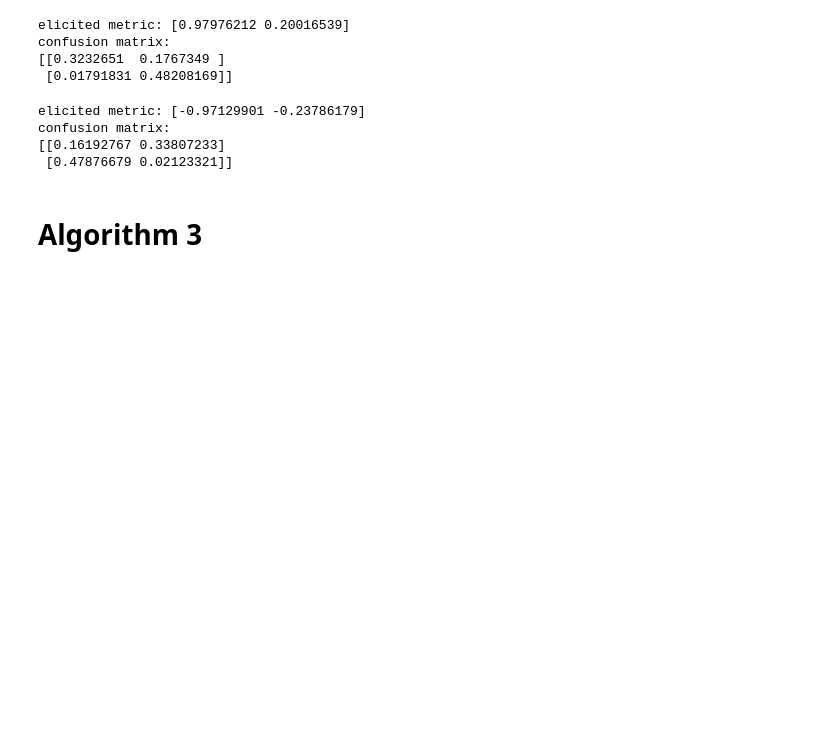
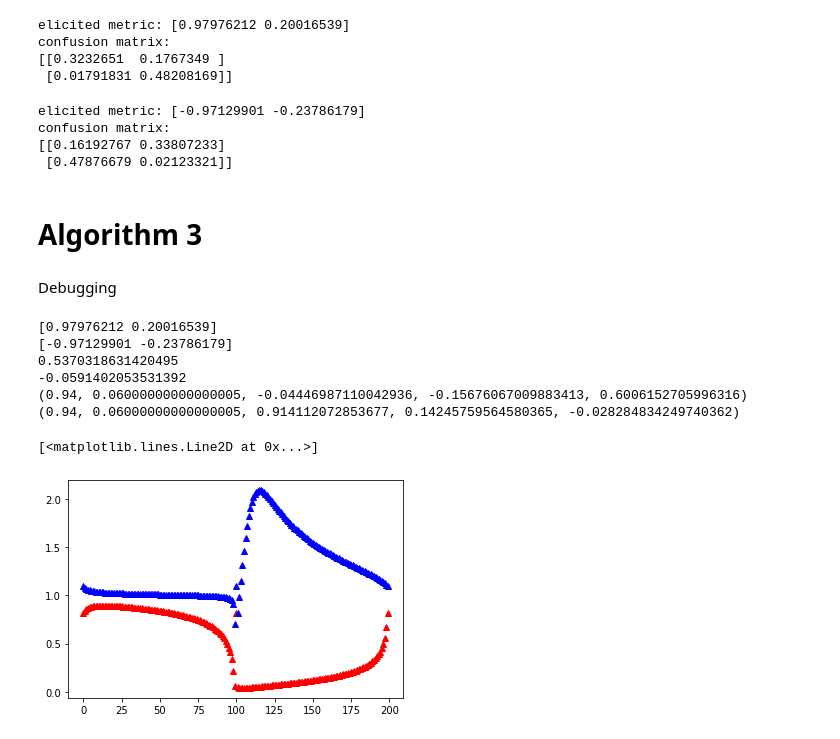
Before and after one commit to zrobertson466920/Probabalistic_Bisection, a Jupyter notebook: LFPM_Elicitation.ipynb, the cells around one changed output. Saved outputs shown, nothing was run; the diff lists cells and outputs as text; code cells hidden in the pictures; blank space fills up the shorter version.

```diff
--- a/LFPM_Elicitation.ipynb
+++ b/LFPM_Elicitation.ipynb
@@ -222,3 +234,53 @@ def grid_search_for_p(m11, m00, C0, m11_, m00_, C0_, k, delta):
   return p11_opt
+# %% [markdown]
+Debugging
+# %%
+kt = np.append(np.linspace(0, np.pi/2, 200//2), np.linspace(np.pi, np.pi*1.5, 200//2))
+m11=ma[0]
+m00=ma[1]
+m11_=mi[0]
+m00_=mi[1]
+p11 = 0.94
+p00 = 1-p11
+P = p11*zeta+p00*(1-zeta)
+Qp = P+C0-m11*zeta-m00*(1-zeta)
+q0p = C0*P/Qp
+q11p = (p11-m11)*P/Qp
+q00p = (p00-m00)*P/Qp
+# q11p = (p11-m11)/phi(ta)
+# q00p = (p00-m00)/phi(ta)
+# q0p = C0/phi(ta)
+
+Qpp = P+C0_-m11_*zeta-m00_*(1-zeta)
+q0pp = C0_*P/Qpp
+q11pp = (p11-m11_)*P/Qpp
+q00pp = (p00-m00_)*P/Qpp
+# q11pp = (p11-m11_)/phi(ti)
+# q00pp = (p00-m00_)/phi(ti)
+# q0pp = C0_/phi(ti)
+
+print(ma)
+print(mi)
+print(C0)
+print(C0_)
+print((p11,p00)+(q11p,q00p,q0p))
+print((p11,p00)+(q11pp,q00pp,q0pp))
+
+phip = (p11*np.array(list(map(C11, kt)))+p00*np.array(list(map(C00, kt))))/(q11p*np.array(list(map(C11, kt)))+q00p*np.array(list(map(C00, kt)))+q0p)
+phipp = (p11*np.array(list(map(C11, kt)))+p00*np.array(list(map(C00, kt))))/(q11pp*np.array(list(map(C11, kt)))+q00pp*np.array(list(map(C00, kt)))+q0pp)
+# print(kt.shape)
+# print(phip.shape)
+plt.plot(phip, "^", color='r')
+plt.plot(phipp, "^", color='b')
+# plt.plot(phip/phipp, "^", color='g')
+# %% [output]
+[0.97976212 0.20016539]
+[-0.97129901 -0.23786179]
+0.5370318631420495
+-0.0591402053531392
+(0.94, 0.06000000000000005, -0.04446987110042936, -0.15676067009883413, 0.6006152705996316)
+(0.94, 0.06000000000000005, 0.914112072853677, 0.14245759564580365, -0.028284834249740362)
+[<matplotlib.lines.Line2D at 0x...>]
+[figure, added]
 # %%
 ma,Ca = max_quasiconcave_metric(1e-4, 0.)
```
Also changed, not shown: parts of 12 cells of this notebook, 1 other file.
